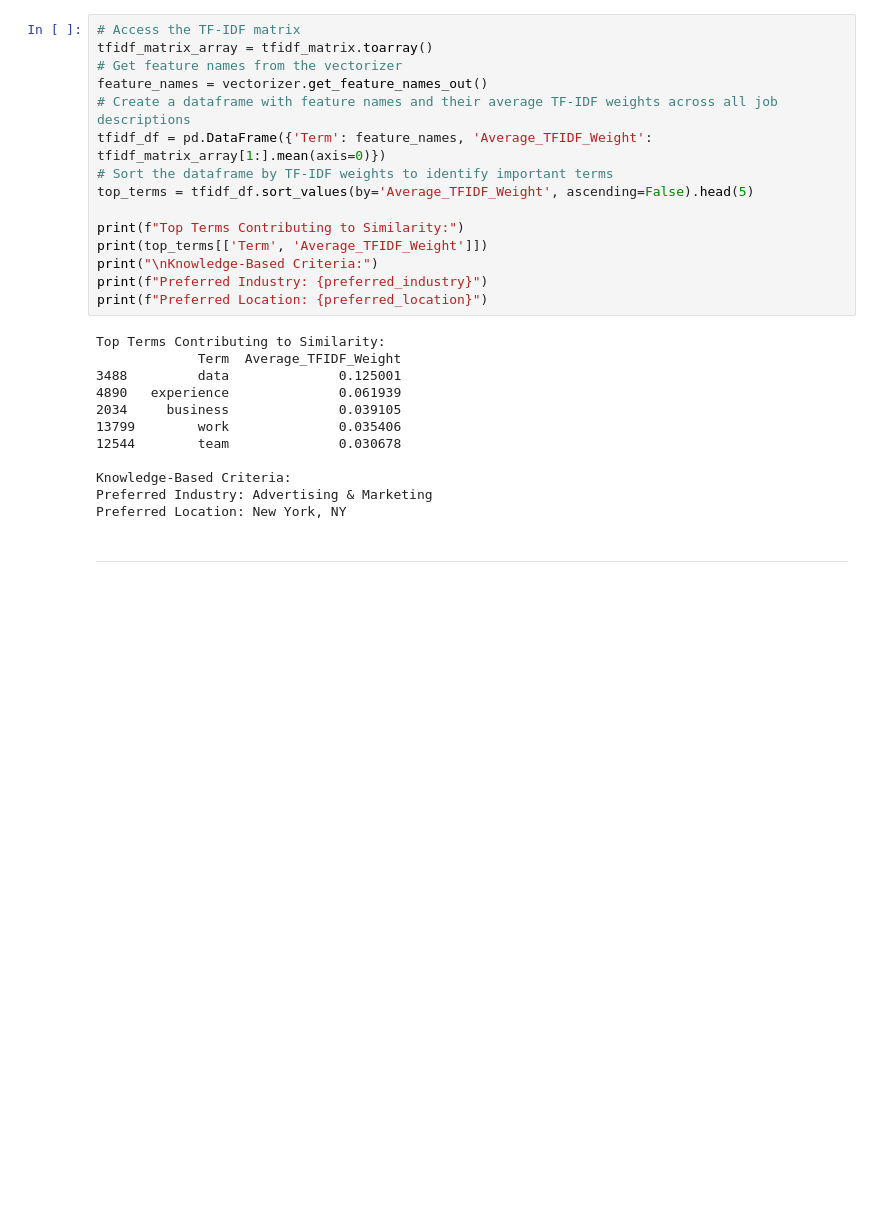
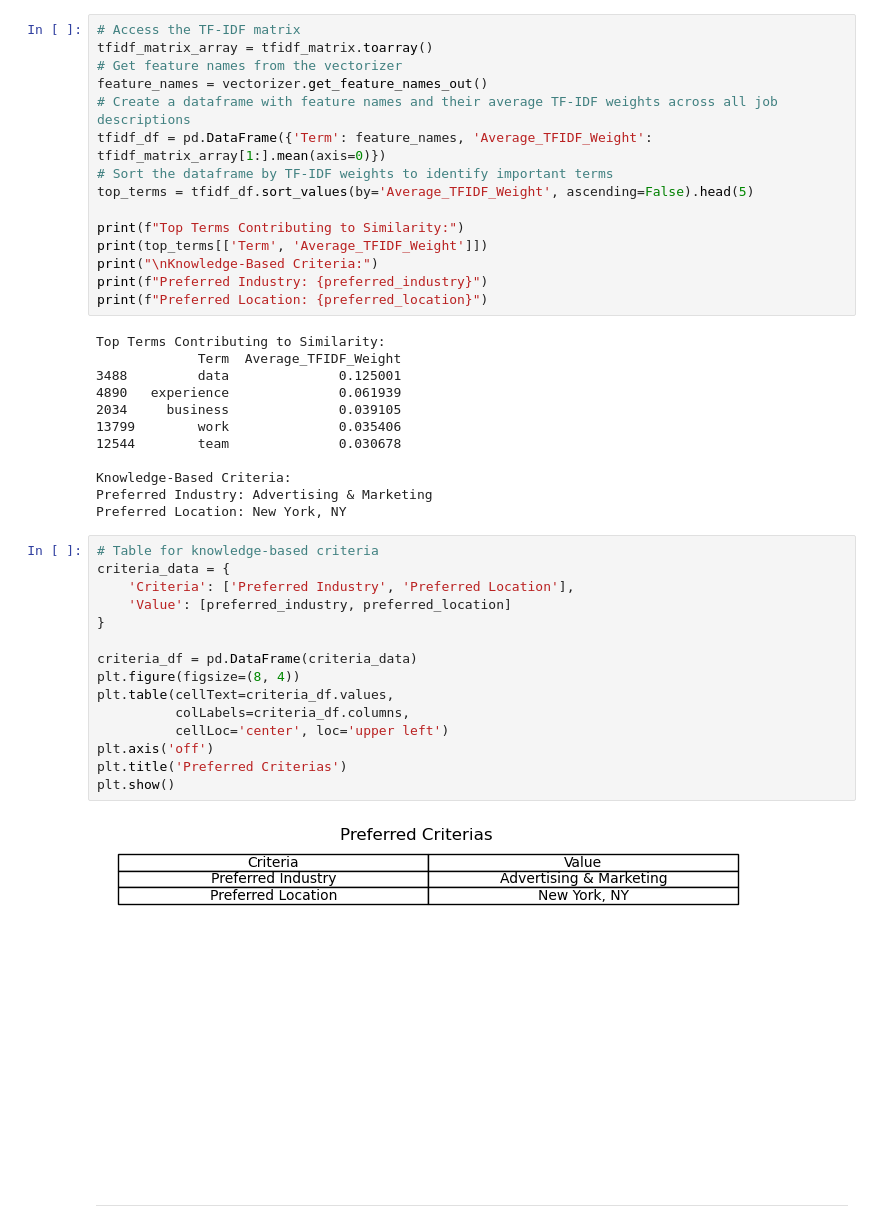
Before and after one commit to AyseTheArk/Job-Recommender-System, a Jupyter notebook: Recommender/jobrec.ipynb, the cells around one changed output. Cells and saved outputs as stored; diff of their text form; blank space fills up the shorter version.

Commit message:
visualisations

```diff
--- a/Recommender/jobrec.ipynb
+++ b/Recommender/jobrec.ipynb
@@ -386,6 +386,23 @@ Top Terms Contributing to Similarity:
 Knowledge-Based Criteria:
 Preferred Industry: Advertising & Marketing
 Preferred Location: New York, NY
+# %%
+# Table for knowledge-based criteria
+criteria_data = {
+    'Criteria': ['Preferred Industry', 'Preferred Location'],
+    'Value': [preferred_industry, preferred_location]
+}
+
+criteria_df = pd.DataFrame(criteria_data)
+plt.figure(figsize=(8, 4))
+plt.table(cellText=criteria_df.values,
+          colLabels=criteria_df.columns,
+          cellLoc='center', loc='upper left')
+plt.axis('off')
+plt.title('Preferred Criterias')
+plt.show()
+# %% [output]
+[figure, added]
 # %% [markdown]
 --------------------------
 # %% [markdown]
```
